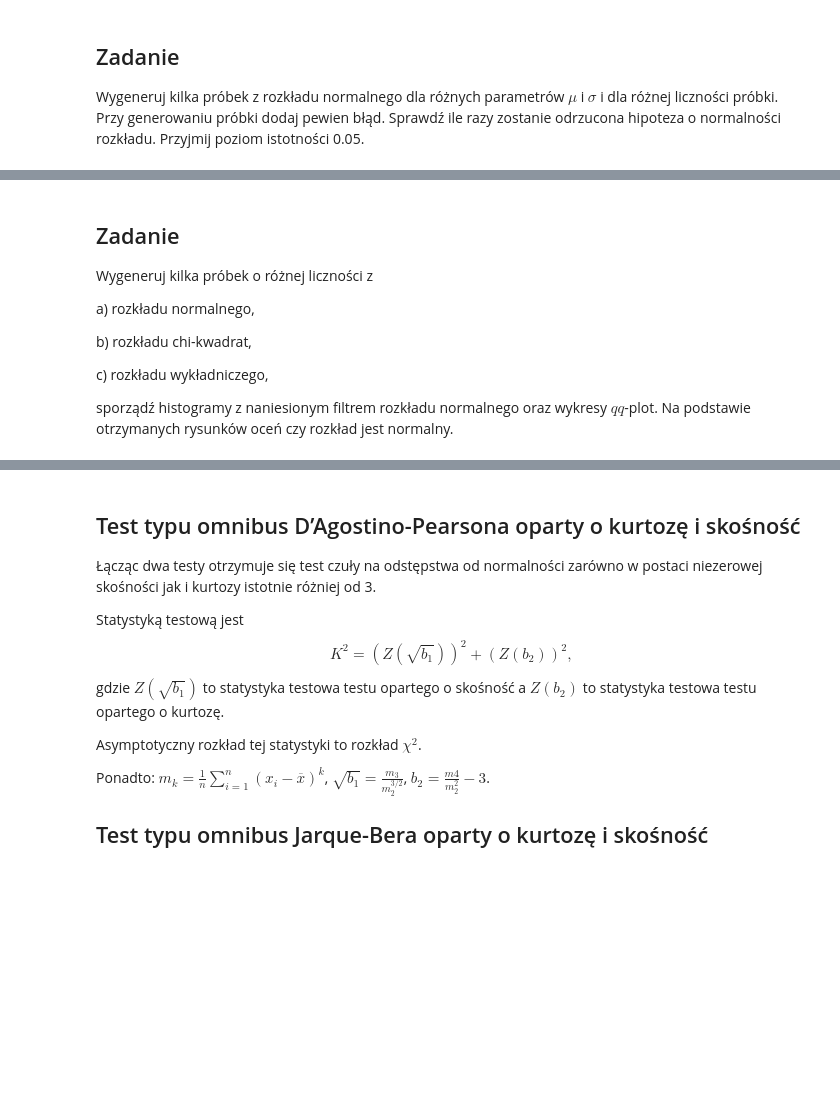
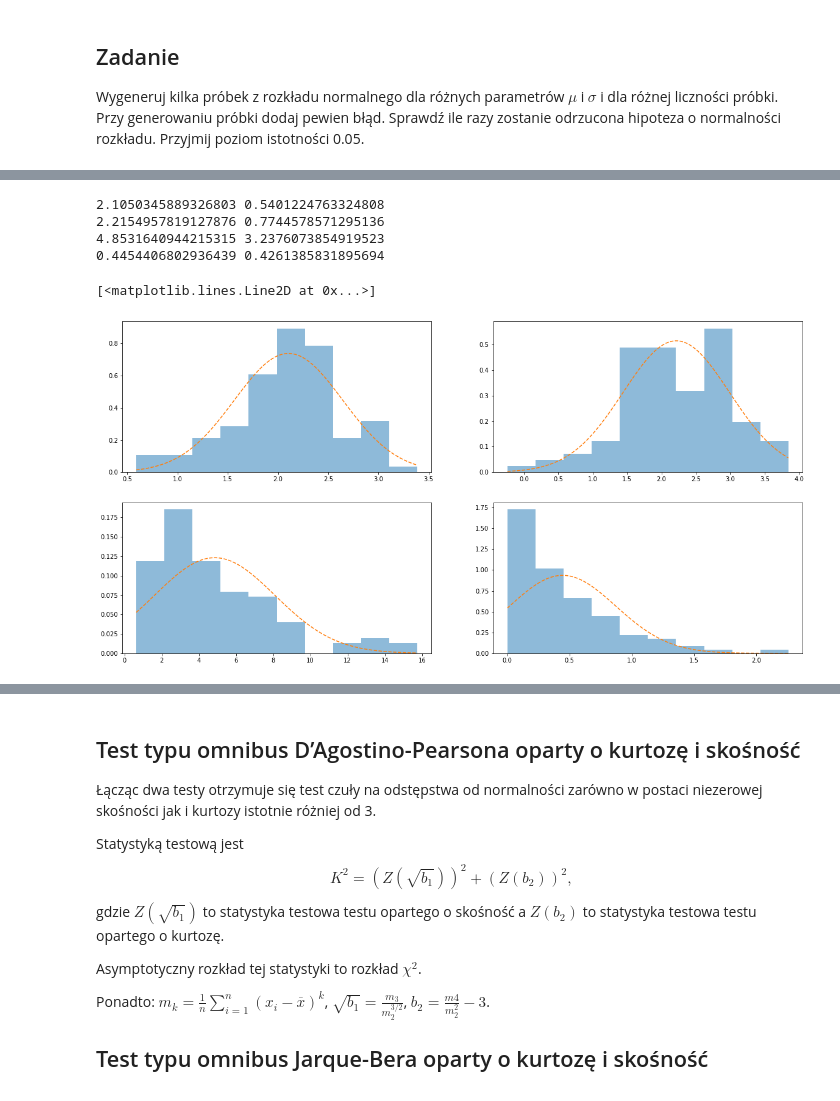
Before and after one commit to mdabrowski-phd/ds250223_stat, a Jupyter notebook: 03_statystyka/04_test_normalnosci.ipynb, the cells around one changed output, grey strips where cells are left out. Saved outputs shown, nothing was run; the diff lists cells and outputs as text; code cells hidden in the pictures; blank space fills up the shorter version.

Commit message:
normal

```diff
--- a/03_statystyka/04_test_normalnosci.ipynb
+++ b/03_statystyka/04_test_normalnosci.ipynb
@@ -64,15 +194,46 @@ Wygeneruj kilka próbek z rozkładu normalnego dla różnych parametrów $\mu$ i
+# %%
+n = 100
+norm = stats.norm.rvs(size=n, loc=2, scale=0.5)
+norm_error = norm + stats.uniform.rvs(size=n, loc=-1, scale=2)
+chi = stats.chi2.rvs(size=n, df=5)
+exp = stats.expon.rvs(size=n, scale=1/2)
 # %%
 ?stats.norm.fit
+# %%
+# histogram z naniesionym filtrem rozkładu normalnego
+m1, s1 = stats.norm.fit(norm)
+print(m1, s1)
+m2, s2 = stats.norm.fit(norm_error)
+print(m2, s2)
+m3, s3 = stats.norm.fit(chi)
+print(m3, s3)
+m4, s4 = stats.norm.fit(exp)
+print(m4, s4)
+
+fig, ax = plt.subplots(2, 2, figsize=(20, 10))
+N_bins = 10
+
+x_range = np.linspace(norm.min(), norm.max(), 100)
+ax[0, 0].hist(norm, bins=N_bins, density=True, alpha=0.5)
+ax[0, 0].plot(x_range, stats.norm.pdf(x_range, m1, s1), '--')
+
+x_range = np.linspace(norm_error.min(), norm_error.max(), 100)
+ax[0, 1].hist(norm_error, bins=N_bins, density=True, alpha=0.5)
+ax[0, 1].plot(x_range, stats.norm.pdf(x_range, m2, s2), '--')
+
+x_range = np.linspace(chi.min(), chi.max(), 100)
+ax[1, 0].hist(chi, bins=N_bins, density=True, alpha=0.5)
+ax[1, 0].plot(x_range, stats.norm.pdf(x_range, m3, s3), '--')
+
+x_range = np.linspace(exp.min(), exp.max(), 100)
+ax[1, 1].hist(exp, bins=N_bins, density=True, alpha=0.5)
+ax[1, 1].plot(x_range, stats.norm.pdf(x_range, m4, s4), '--')
+# %% [output]
+2.1050345889326803 0.5401224763324808
+2.2154957819127876 0.7744578571295136
+4.8531640944215315 3.2376073854919523
+0.4454406802936439 0.4261385831895694
+[<matplotlib.lines.Line2D at 0x...>]
+[figure, added]
 # %%
 ?sm.qqplot
-# %% [markdown]
-## Zadanie
-Wygeneruj kilka próbek o różnej liczności z
-
-a) rozkładu normalnego,
-
-b) rozkładu chi-kwadrat,
-
-c) rozkładu wykładniczego,
-
-sporządź histogramy z naniesionym filtrem rozkładu normalnego oraz wykresy $qq$-plot. Na podstawie otrzymanych rysunków oceń czy rozkład jest normalny.
```
Also changed, not shown: parts of 25 cells of this notebook.
